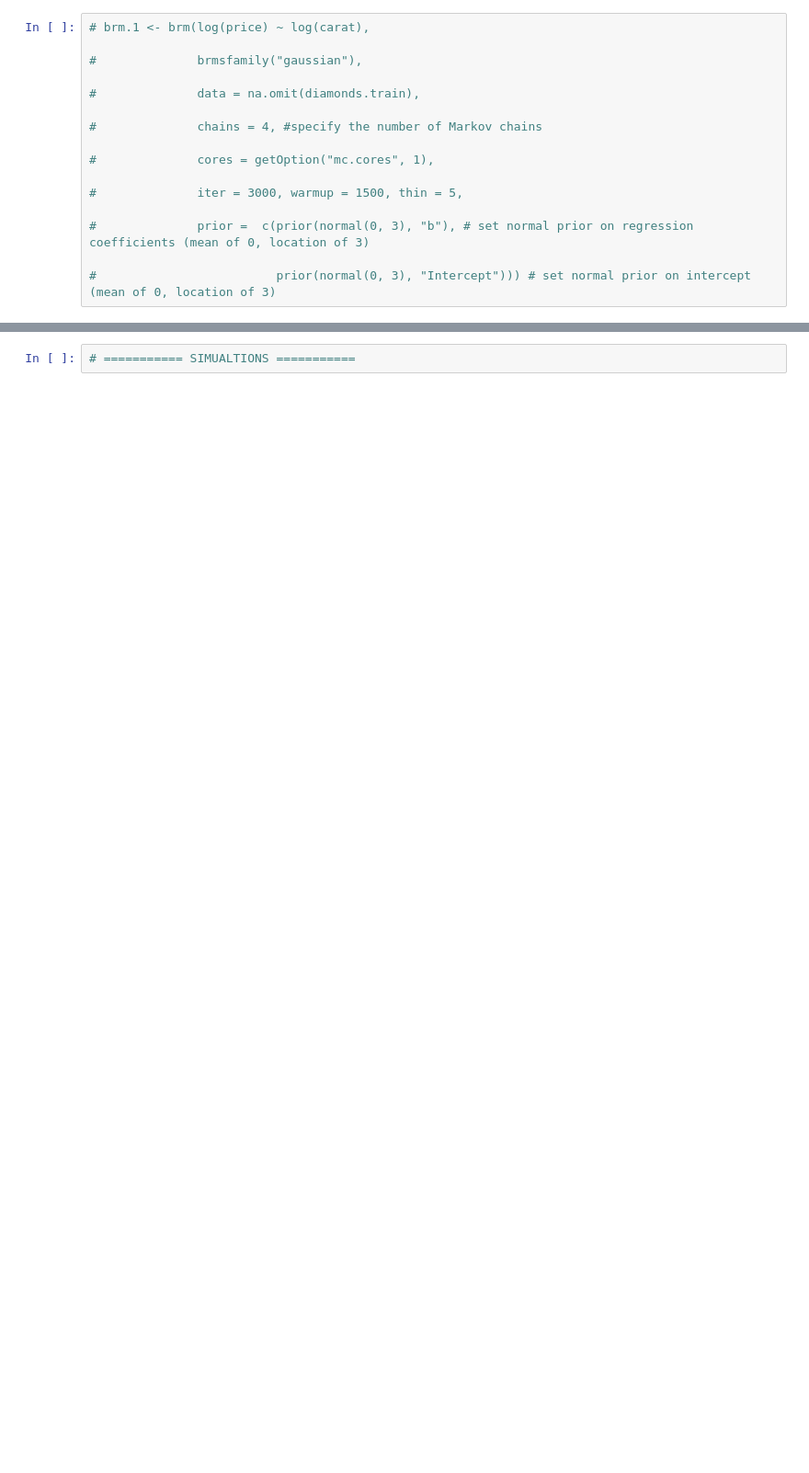
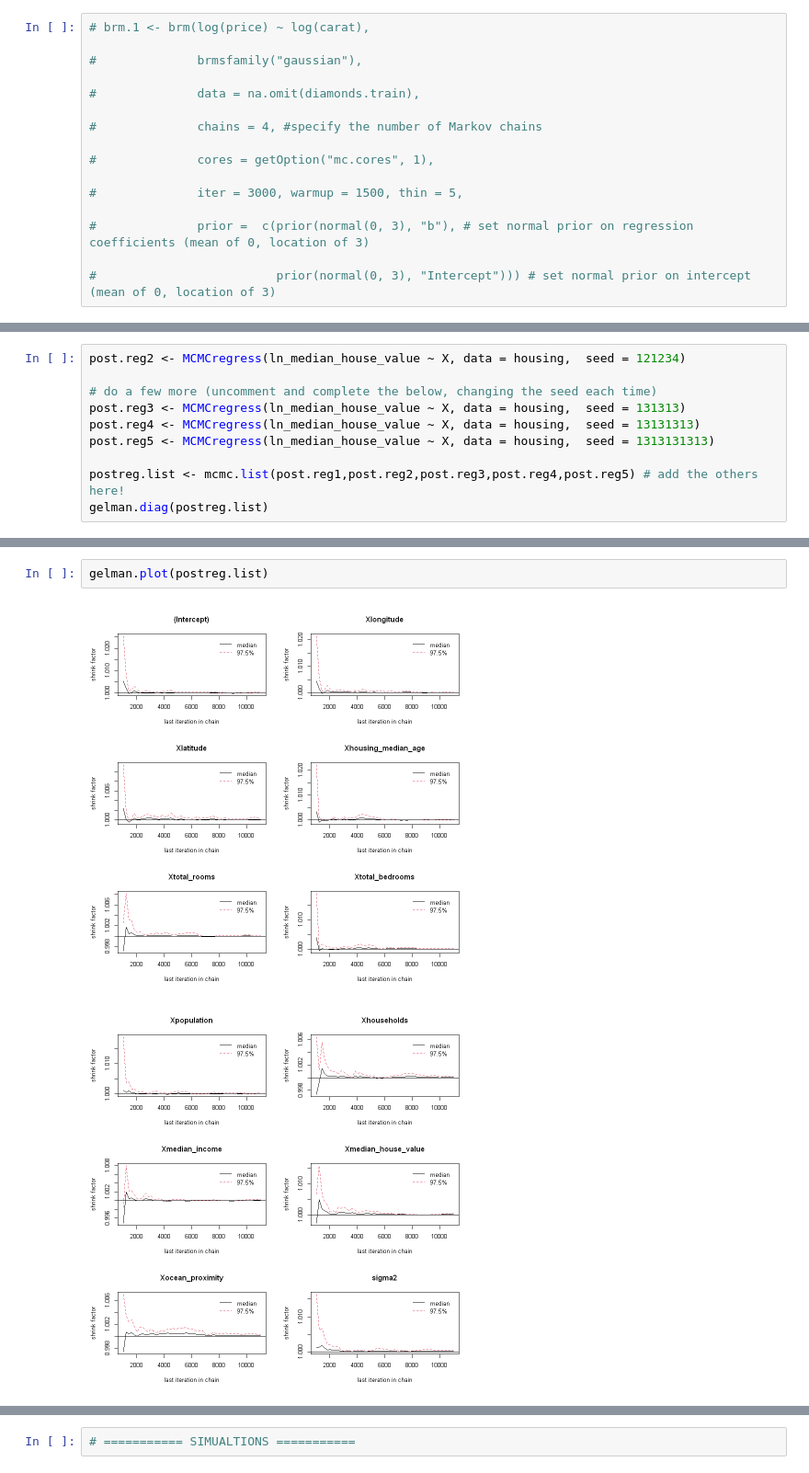
Before and after one commit to zemgabriela/Bayesian, a Jupyter notebook: bayesian_regression.ipynb, the cells around one changed output, grey strips where cells are left out. Shown at 92% size. Saved outputs shown, nothing was run; the diff lists cells and outputs as text; blank space fills up the shorter version.

```diff
--- a/bayesian_regression.ipynb
+++ b/bayesian_regression.ipynb
@@ -245,0 +354,10 @@ F-statistic:  3343 on 10 and 20422 DF,  p-value: < 2.2e-16
+# %%
+post.reg2 <- MCMCregress(ln_median_house_value ~ X, data = housing,  seed = 121234)
+
+# do a few more (uncomment and complete the below, changing the seed each time)
+post.reg3 <- MCMCregress(ln_median_house_value ~ X, data = housing,  seed = 131313)
+post.reg4 <- MCMCregress(ln_median_house_value ~ X, data = housing,  seed = 13131313)
+post.reg5 <- MCMCregress(ln_median_house_value ~ X, data = housing,  seed = 1313131313)
+
+postreg.list <- mcmc.list(post.reg1,post.reg2,post.reg3,post.reg4,post.reg5) # add the others here!
+gelman.diag(postreg.list)
@@ -245,0 +384,5 @@ F-statistic:  3343 on 10 and 20422 DF,  p-value: < 2.2e-16
+# %%
+gelman.plot(postreg.list)
+# %% [output]
+[figure, added]
+[figure, added]
```
Also changed, not shown: parts of 22 cells of this notebook.
